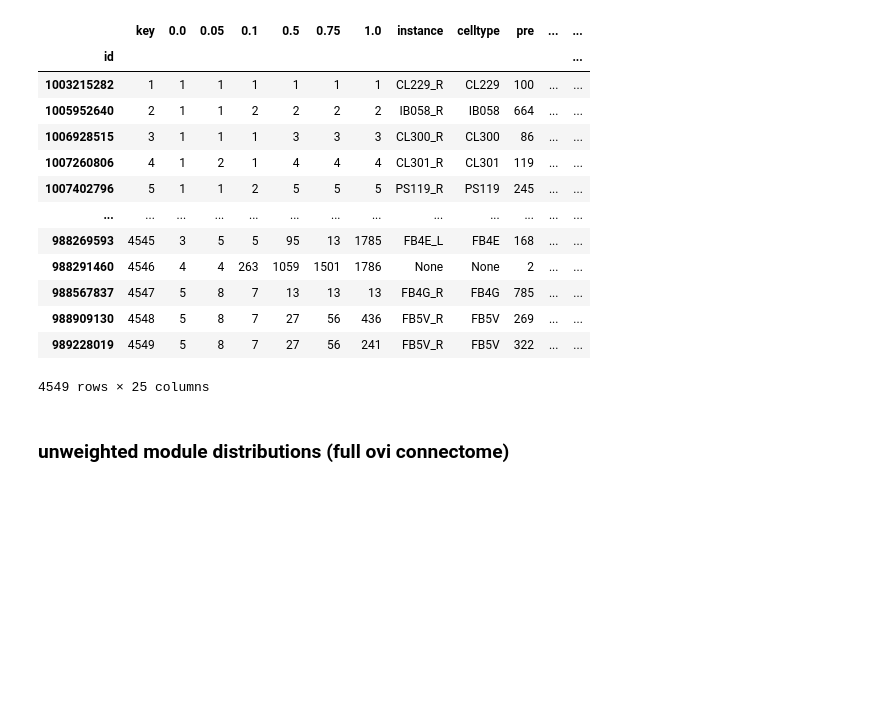
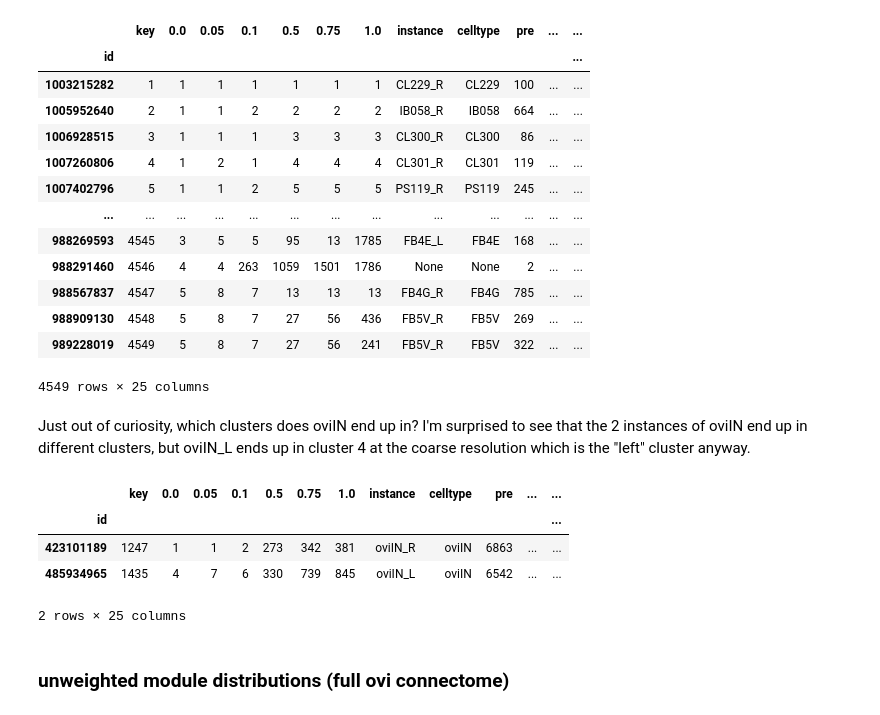
Before and after one commit to Gutierrez-lab/oviIN-analyses-gabrielle, a Jupyter notebook: modular_sandbox.ipynb, the cells around one changed output. Saved outputs shown, nothing was run; the diff lists cells and outputs as text; code cells hidden in the pictures; blank space fills up the shorter version.

```diff
--- a/modular_sandbox.ipynb
+++ b/modular_sandbox.ipynb
@@ -46,6 +46,16 @@ ovi_HB_node_df
 | 988909130 | 4548 | 5 | 8 | 7 | 27 | 56 | 436 | FB5V_R | FB5V | 269 | ... | ... |
 | 989228019 | 4549 | 5 | 8 | 7 | 27 | 56 | 241 | FB5V_R | FB5V | 322 | ... | ... |
 4549 rows × 25 columns
+# %% [markdown]
+Just out of curiosity, which clusters does oviIN end up in? I'm surprised to see that the 2 instances of oviIN end up in different clusters, but oviIN_L ends up in cluster 4 at the coarse resolution which is the "left" cluster anyway.
+# %%
+ovi_HB_node_df[ovi_HB_node_df['celltype']=='oviIN']
+# %% [output]
+|  | key | 0.0 | 0.05 | 0.1 | 0.5 | 0.75 | 1.0 | instance | celltype | pre | ... | ... |
+| id |  |  |  |  |  |  |  |  |  |  |  | ... |
+| 423101189 | 1247 | 1 | 1 | 2 | 273 | 342 | 381 | oviIN_R | oviIN | 6863 | ... | ... |
+| 485934965 | 1435 | 4 | 7 | 6 | 330 | 739 | 845 | oviIN_L | oviIN | 6542 | ... | ... |
+2 rows × 25 columns
 # %% [markdown]
 ### unweighted module distributions (full ovi connectome)
 # %% [markdown]
```
Also changed, not shown: 7 other files.
